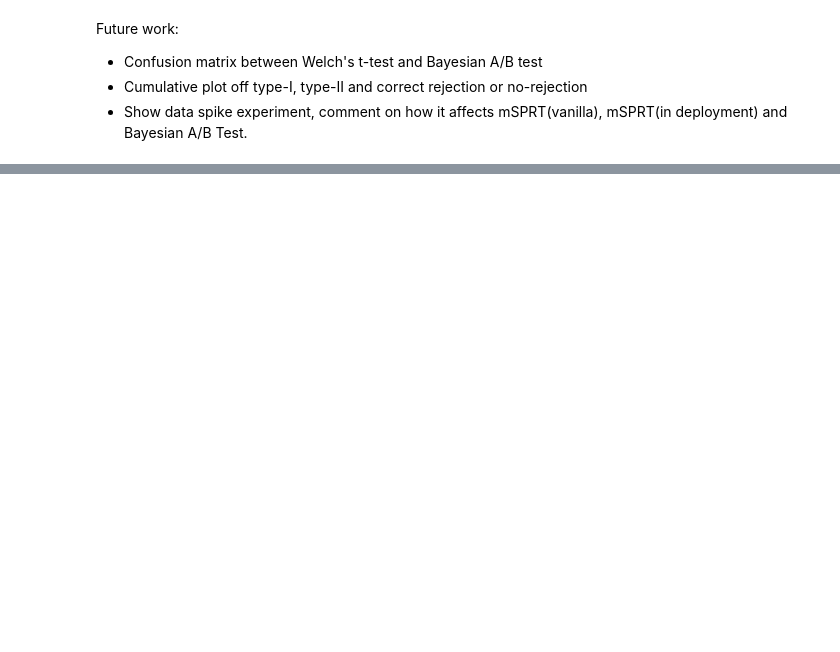
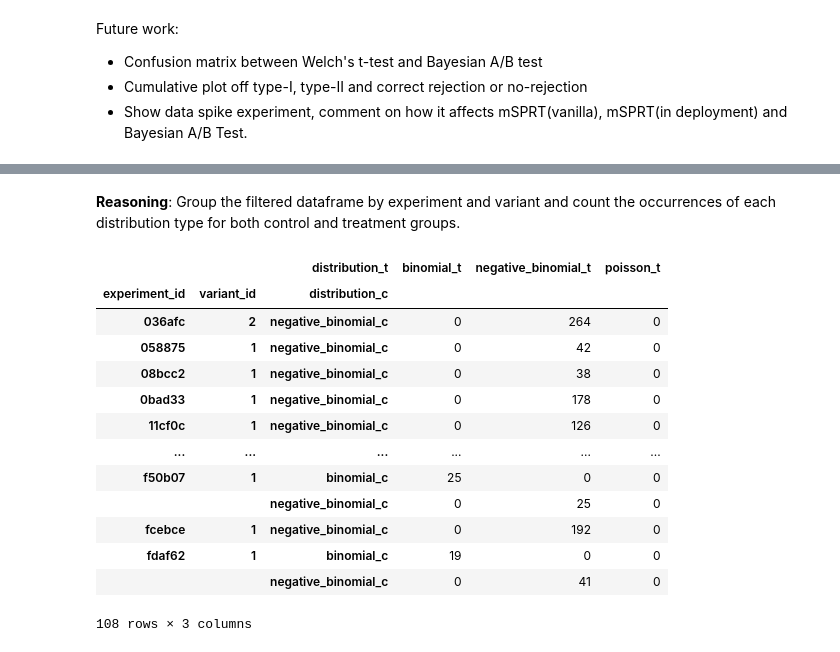
Before and after one commit to madanmohan-venkatesan/notebooks, a Jupyter notebook: oce-dataset.ipynb, the cells around one changed output, grey strips where cells are left out. Drawn from its saved outputs; the diff is of its cells as text; code cells hidden in the pictures; blank space fills up the shorter version.

```diff
--- a/oce-dataset.ipynb
+++ b/oce-dataset.ipynb
@@ -700,0 +841,21 @@ Future work:
+# %% [markdown]
+**Reasoning**:
+Group the filtered dataframe by experiment and variant and count the occurrences of each distribution type for both control and treatment groups.
+# %%
+distribution_counts = filtered_metrics_df.groupby(['experiment_id', 'variant_id'])[['distribution_c', 'distribution_t']].value_counts().unstack(fill_value=0)
+display(distribution_counts)
+# %% [output]
+|  |  | distribution_t | binomial_t | negative_binomial_t | poisson_t |
+| experiment_id | variant_id | distribution_c |  |  |  |
+| 036afc | 2 | negative_binomial_c | 0 | 264 | 0 |
+| 058875 | 1 | negative_binomial_c | 0 | 42 | 0 |
+| 08bcc2 | 1 | negative_binomial_c | 0 | 38 | 0 |
+| 0bad33 | 1 | negative_binomial_c | 0 | 178 | 0 |
+| 11cf0c | 1 | negative_binomial_c | 0 | 126 | 0 |
+| ... | ... | ... | ... | ... | ... |
+| f50b07 | 1 | binomial_c | 25 | 0 | 0 |
+|  |  | negative_binomial_c | 0 | 25 | 0 |
+| fcebce | 1 | negative_binomial_c | 0 | 192 | 0 |
+| fdaf62 | 1 | binomial_c | 19 | 0 | 0 |
+|  |  | negative_binomial_c | 0 | 41 | 0 |
+108 rows × 3 columns
```
Also changed, not shown: parts of 23 cells of this notebook.
